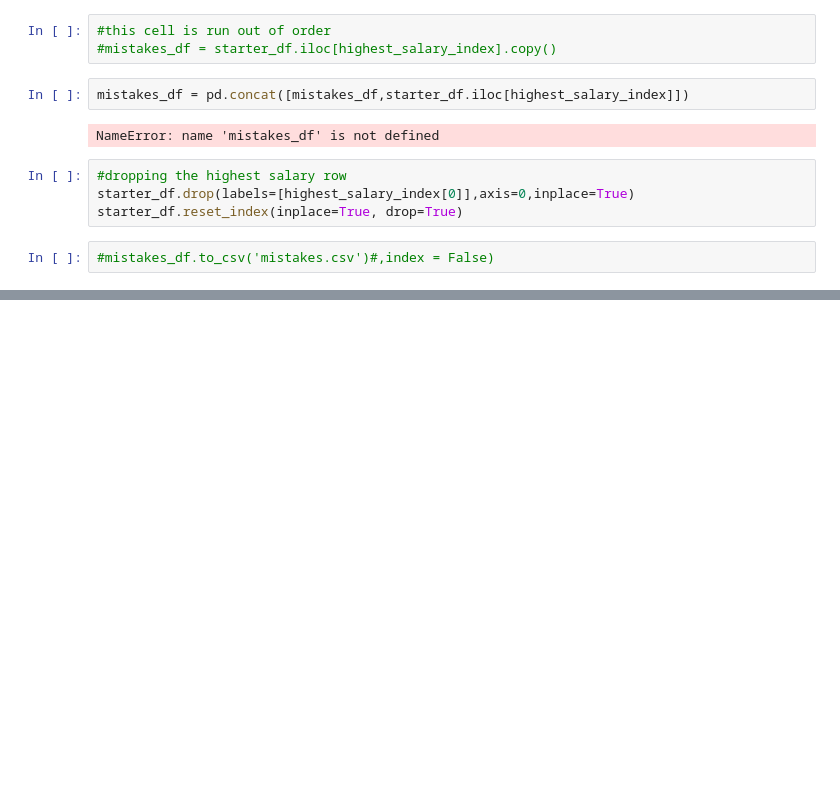
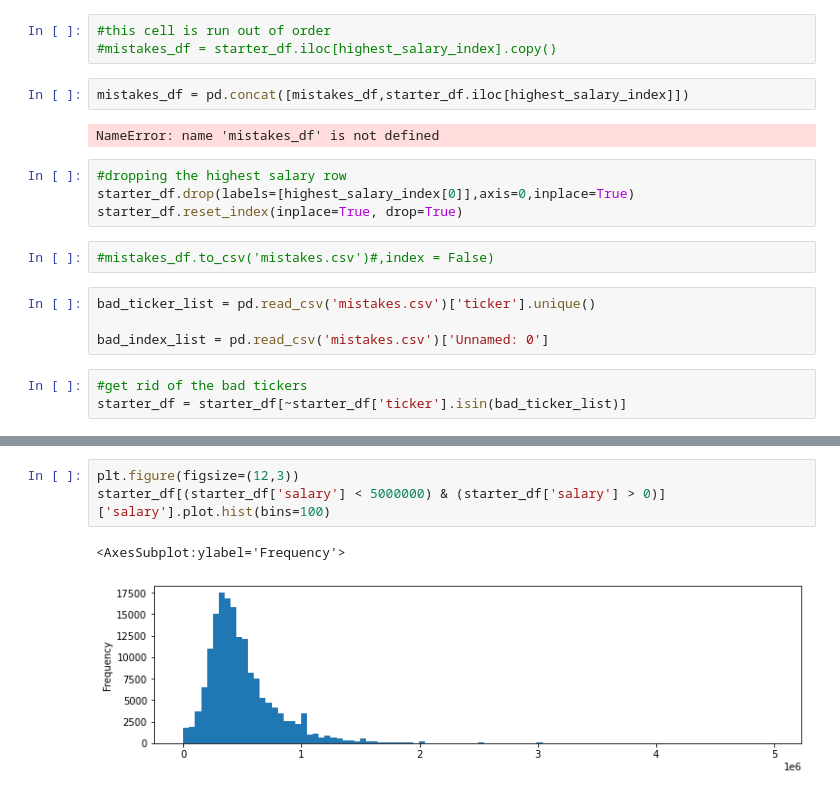
Before and after one commit to sfreagin/follow_the_money, a Jupyter notebook: SEC_API/4b_aggregating_SCTpay.ipynb, the cells around one changed output, grey strips where cells are left out. Cells and saved outputs as stored; diff of their text form; blank space fills up the shorter version.

```diff
--- a/SEC_API/4b_aggregating_SCTpay.ipynb
+++ b/SEC_API/4b_aggregating_SCTpay.ipynb
@@ -108,3 +108,10 @@ starter_df.drop(labels=[highest_salary_index[0]],axis=0,inplace=True)
 starter_df.reset_index(inplace=True, drop=True)
 # %%
 #mistakes_df.to_csv('mistakes.csv')#,index = False)
+# %%
+bad_ticker_list = pd.read_csv('mistakes.csv')['ticker'].unique()
+
+bad_index_list = pd.read_csv('mistakes.csv')['Unnamed: 0']
+# %%
+#get rid of the bad tickers
+starter_df = starter_df[~starter_df['ticker'].isin(bad_ticker_list)]
@@ -110,0 +150,6 @@ starter_df.reset_index(inplace=True, drop=True)
+# %%
+plt.figure(figsize=(12,3))
+starter_df[(starter_df['salary'] < 5000000) & (starter_df['salary'] > 0)]['salary'].plot.hist(bins=100)
+# %% [output]
+<AxesSubplot:ylabel='Frequency'>
+[figure, added]
```
Also changed, not shown: parts of 18 cells of this notebook, 42 other files.
